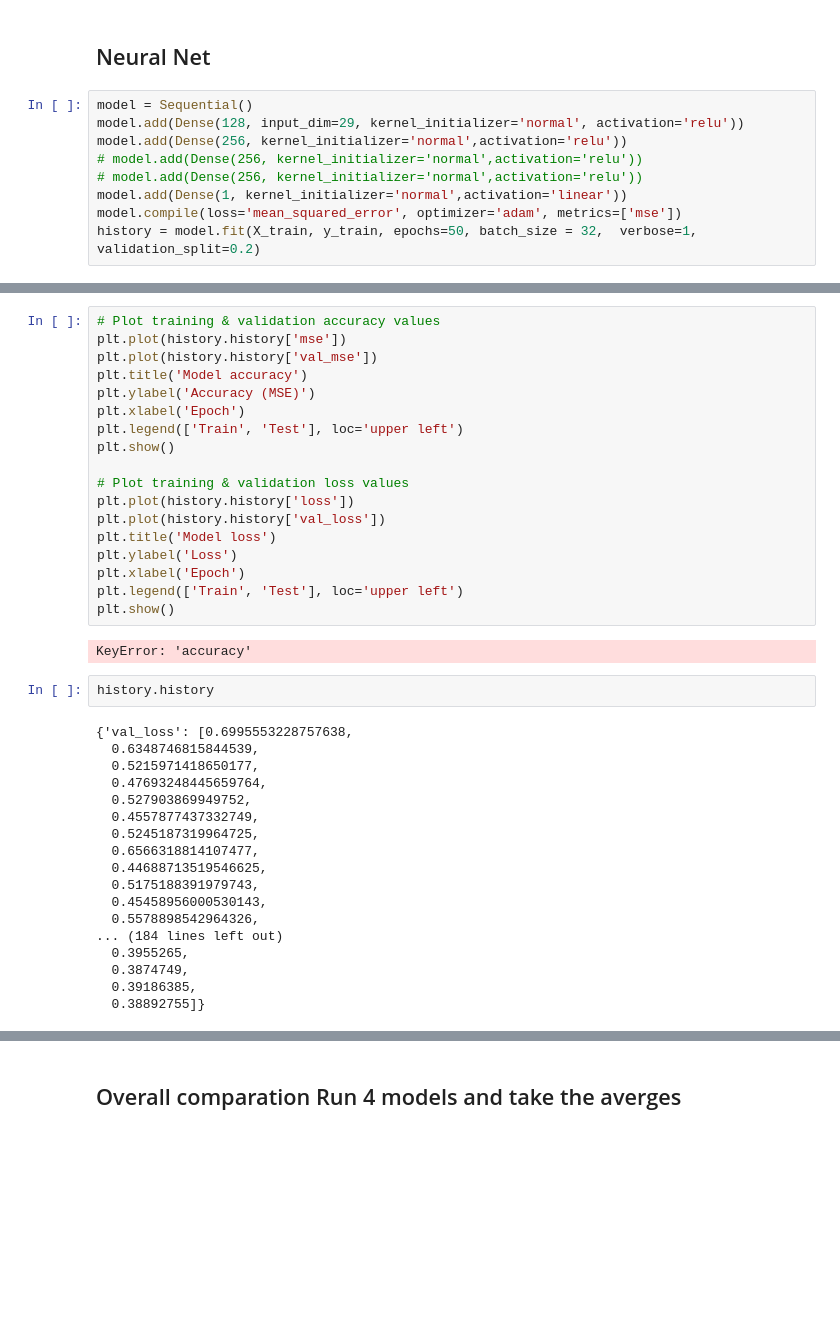
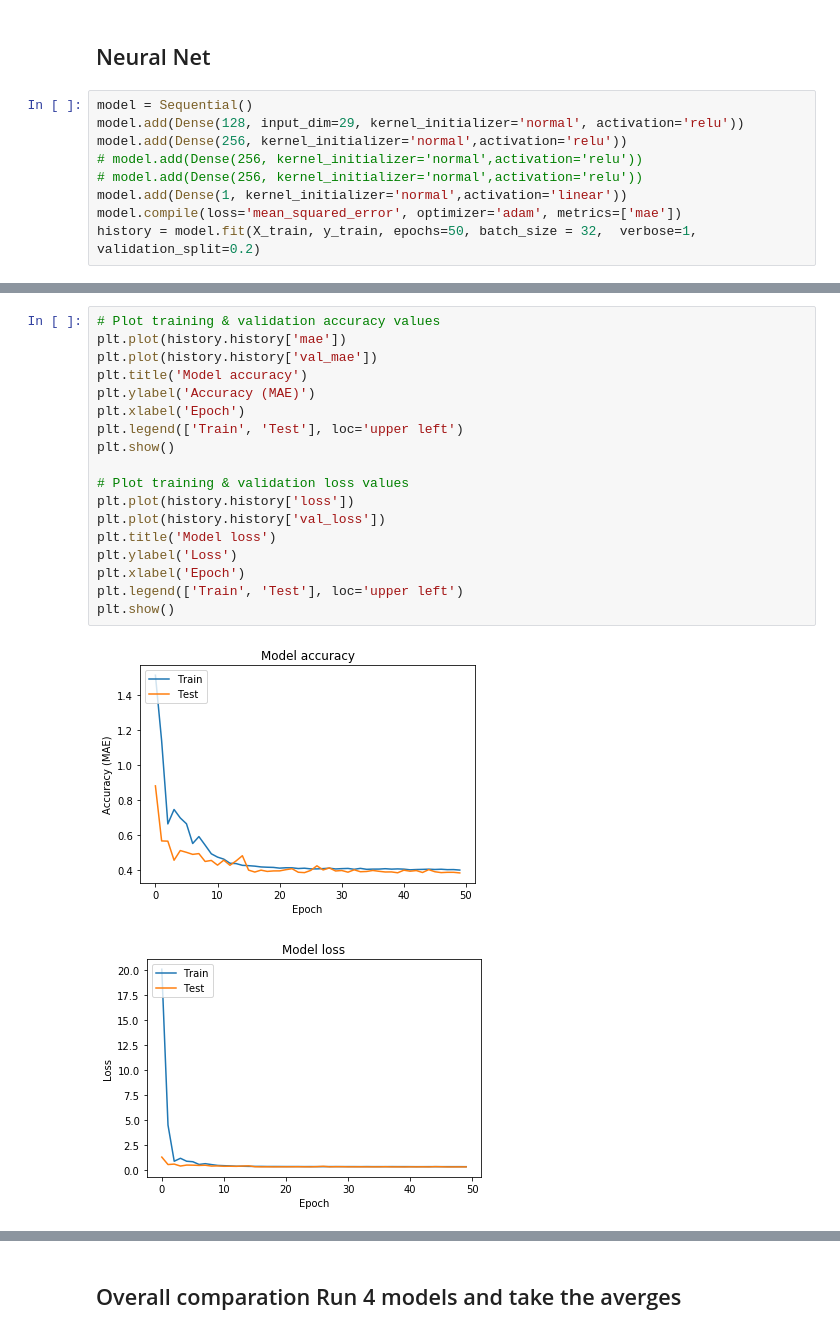
Before and after one commit to panbinwot/Thesis, a Jupyter notebook: Thesis_BinPan.ipynb, the cells around one changed output, grey strips where cells are left out. Saved outputs shown, nothing was run; the diff lists cells and outputs as text; blank space fills up the shorter version.

Commit message:
plots update

```diff
--- a/Thesis_BinPan.ipynb
+++ b/Thesis_BinPan.ipynb
@@ -224,7 +222,7 @@ model.add(Dense(256, kernel_initializer='normal',activation='relu'))
 # model.add(Dense(256, kernel_initializer='normal',activation='relu'))
 # model.add(Dense(256, kernel_initializer='normal',activation='relu'))
 model.add(Dense(1, kernel_initializer='normal',activation='linear'))
-model.compile(loss='mean_squared_error', optimizer='adam', metrics=['mse'])
+model.compile(loss='mean_squared_error', optimizer='adam', metrics=['mae'])
 history = model.fit(X_train, y_train, epochs=50, batch_size = 32,  verbose=1, validation_split=0.2)
 # %% [output]
 Train on 26898 samples, validate on 6725 samples
@@ -247,40 +245,21 @@ Epoch 50/50
 # %%
 # Plot training & validation accuracy values
-plt.plot(history.history['mse'])
-plt.plot(history.history['val_mse'])
+plt.plot(history.history['mae'])
+plt.plot(history.history['val_mae'])
 plt.title('Model accuracy')
-plt.ylabel('Accuracy (MSE)')
+plt.ylabel('Accuracy (MAE)')
 plt.xlabel('Epoch')
 plt.legend(['Train', 'Test'], loc='upper left')
 plt.show()
 
 # Plot training & validation loss values
 plt.plot(history.history['loss'])
 plt.plot(history.history['val_loss'])
 plt.title('Model loss')
 plt.ylabel('Loss')
 plt.xlabel('Epoch')
 plt.legend(['Train', 'Test'], loc='upper left')
 plt.show()
 # %% [output]
-KeyError: 'accuracy'
+[figure, added]
+[figure, added]
-# %%
-history.history
-# %% [output]
-{'val_loss': [0.6995553228757638,
-  0.6348746815844539,
-  0.5215971418650177,
-  0.47693248445659764,
-  0.527903869949752,
-  0.4557877437332749,
-  0.5245187319964725,
-  0.6566318814107477,
-  0.44688713519546625,
-  0.5175188391979743,
-  0.45458956000530143,
-  0.5578898542964326,
-... (184 lines left out)
-  0.3955265,
-  0.3874749,
-  0.39186385,
-  0.38892755]}
```
Also changed, not shown: parts of 8 cells of this notebook, 7 other files.
